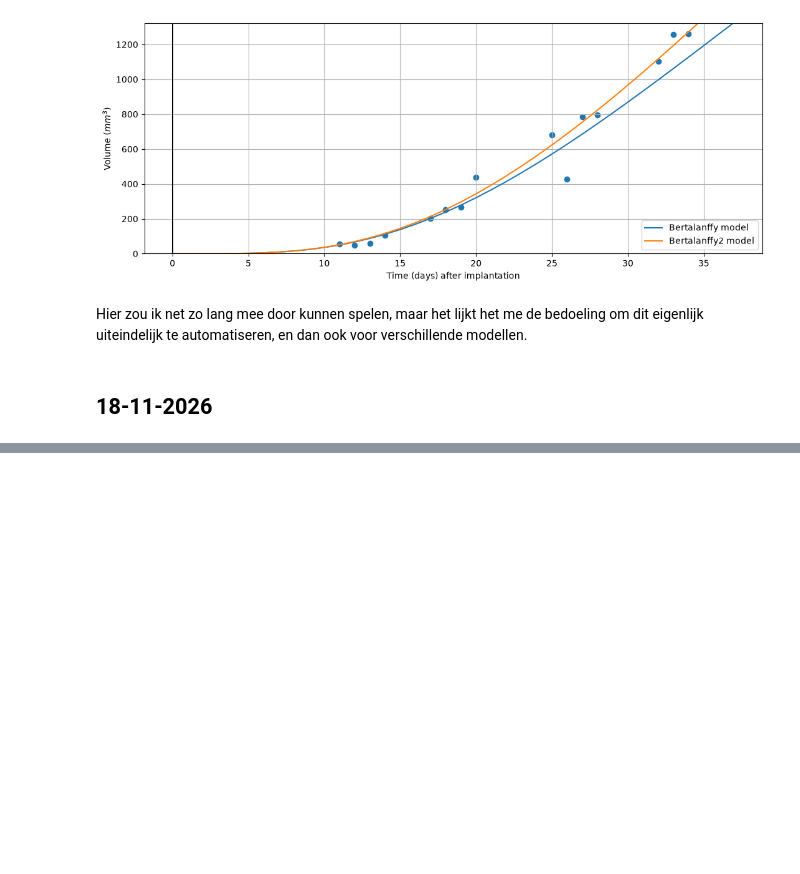
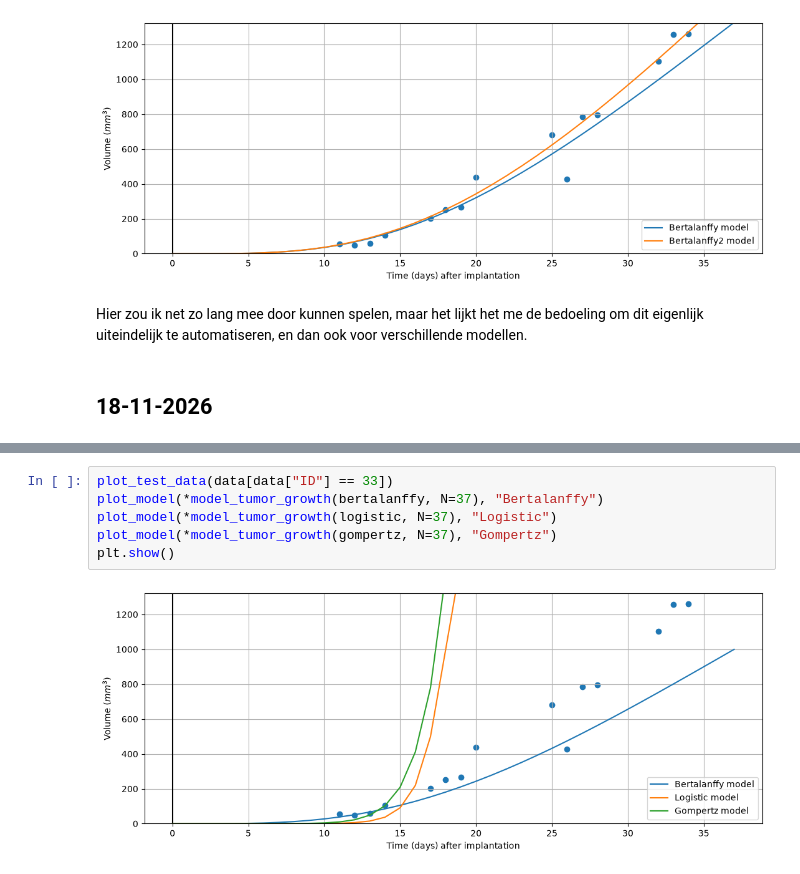
Before and after one commit to Nikkieeex/Dynamic_Modelling, a Jupyter notebook: logboeken/logboek_sven.ipynb, the cells around one changed output, grey strips where cells are left out. Saved outputs shown, nothing was run; the diff lists cells and outputs as text; blank space fills up the shorter version.

```diff
--- a/logboeken/logboek_sven.ipynb
+++ b/logboeken/logboek_sven.ipynb
@@ -143,0 +167,8 @@ Daarnaast heb ik de repo beetje opgeschoond, zie commit: TODO
+# %%
+plot_test_data(data[data["ID"] == 33])
+plot_model(*model_tumor_growth(bertalanffy, N=37), "Bertalanffy")
+plot_model(*model_tumor_growth(logistic, N=37), "Logistic")
+plot_model(*model_tumor_growth(gompertz, N=37), "Gompertz")
+plt.show()
+# %% [output]
+[figure, added]
```
Also changed, not shown: parts of 9 cells of this notebook.
